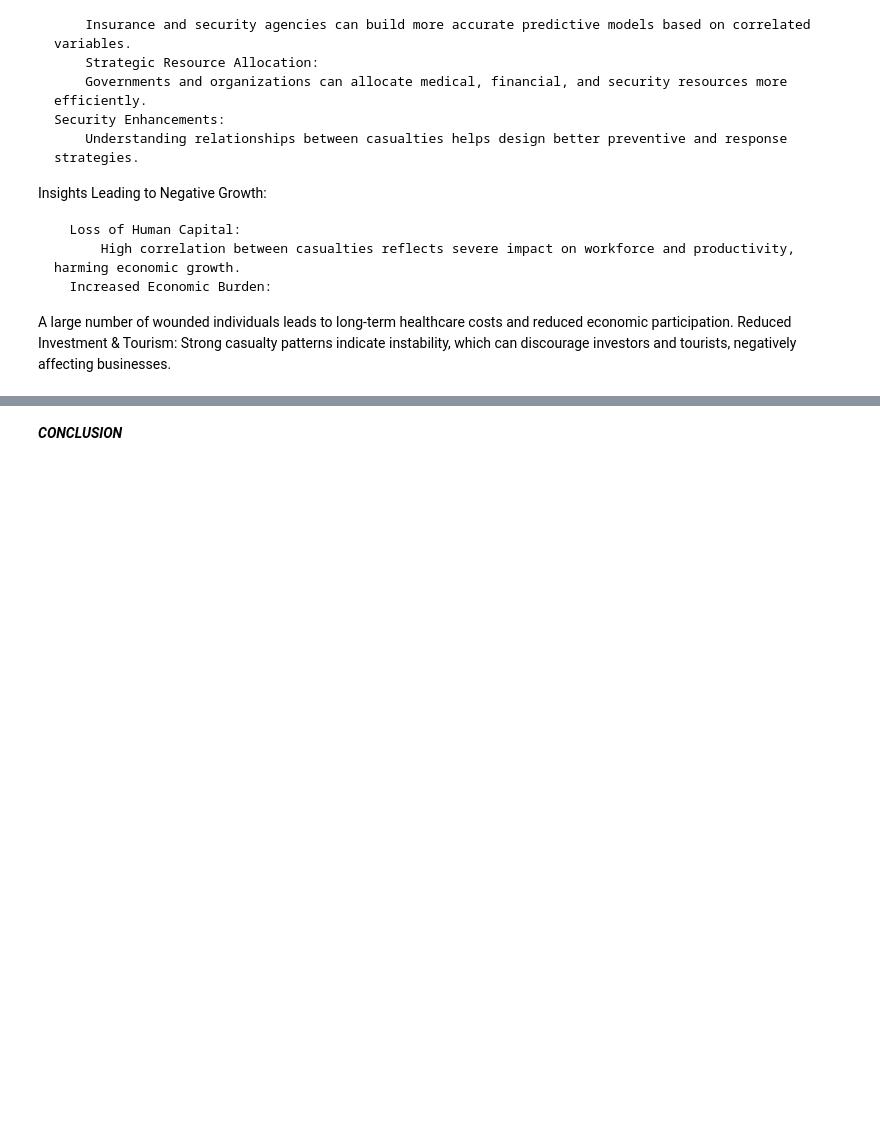
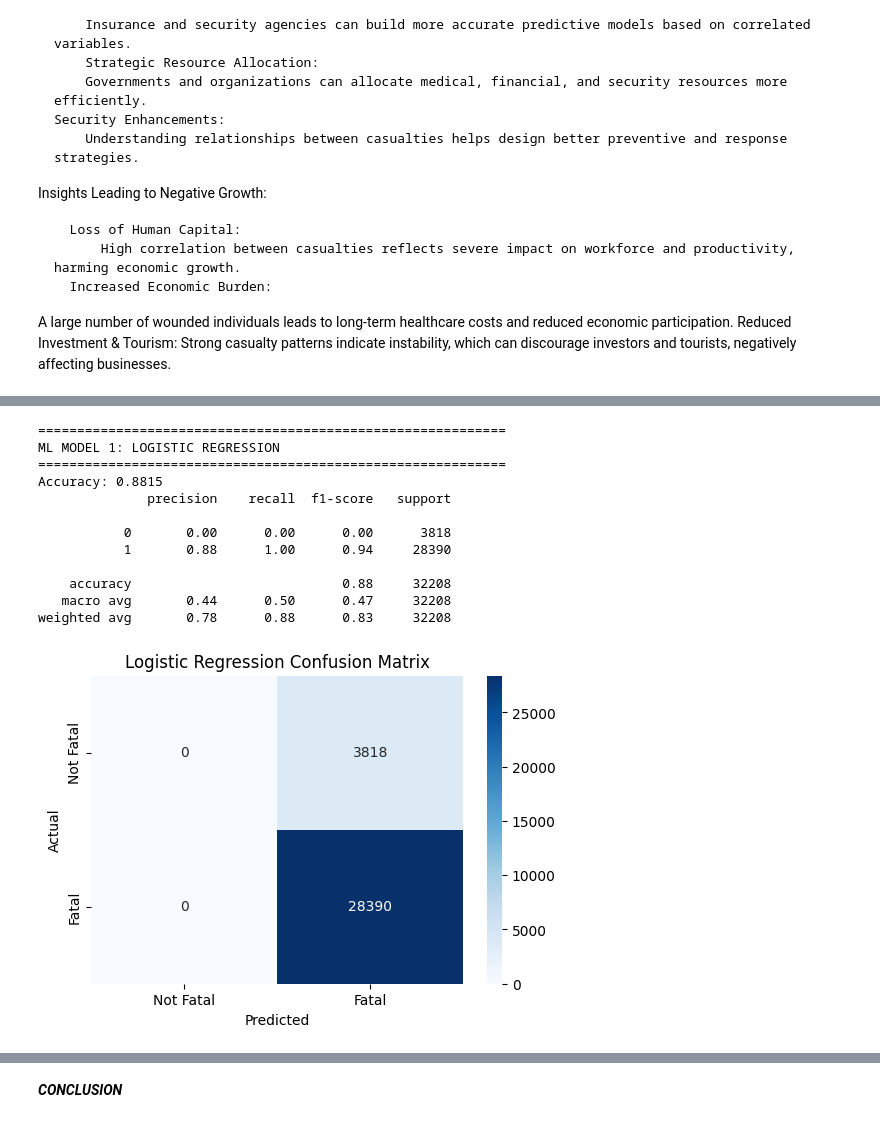
Before and after one commit to dooniteaadi/DATA_SCIENCE_ASSIGNMENT_3, a Jupyter notebook: data_science_assignent3.ipynb, the cells around one changed output, grey strips where cells are left out. Cells and saved outputs as stored; diff of their text form; code cells hidden in the pictures; blank space fills up the shorter version.

```diff
--- a/data_science_assignent3.ipynb
+++ b/data_science_assignent3.ipynb
@@ -1748,0 +1949,17 @@ Strong casualty patterns indicate instability, which can discourage investors an
+# %%
+ml_df = df[['attacktype1_txt', 'targtype1_txt', 'weaptype1_txt',
+            'region_txt', 'nkill', 'nwound', 'success']].copy()
+ml_df = ml_df.dropna()
+le = LabelEncoder()            # Encoding categorical columns
+
+for col in ['attacktype1_txt', 'targtype1_txt', 'weaptype1_txt', 'region_txt']:
+    ml_df[col] = le.fit_transform(ml_df[col])
+X = ml_df.drop('success', axis=1)
+y = ml_df['success']
+X_train, X_test, y_train, y_test = train_test_split(X, y, test_size=0.2, random_state=42)               # Train-Test Split
+# Scaling
+scaler = StandardScaler()
+X_train = scaler.fit_transform(X_train)
+X_test = scaler.transform(X_test)
+
+results = {}                 # Store results
@@ -1748,0 +1992,37 @@ Strong casualty patterns indicate instability, which can discourage investors an
+# %%
+print("=" * 60)
+print("ML MODEL 1: LOGISTIC REGRESSION")
+print("=" * 60)
+
+lr = LogisticRegression(max_iter=1000, random_state=42)
+lr.fit(X_train, y_train)
+y_pred_lr = lr.predict(X_test)
+
+acc_lr = accuracy_score(y_test, y_pred_lr)
+print(f"Accuracy: {acc_lr:.4f}")
+print(classification_report(y_test, y_pred_lr))
+
+plt.figure(figsize=(6,4))
+sns.heatmap(confusion_matrix(y_test, y_pred_lr), annot=True, fmt='d',
+            cmap='Blues',
+            xticklabels=['Not Fatal','Fatal'],
+            yticklabels=['Not Fatal','Fatal'])
+plt.title("Logistic Regression Confusion Matrix")
+plt.xlabel("Predicted")
+plt.ylabel("Actual")
+plt.show()
+results['Logistic Regression'] = acc_lr
+# %% [output]
+============================================================
+ML MODEL 1: LOGISTIC REGRESSION
+============================================================
+Accuracy: 0.8815
+              precision    recall  f1-score   support
+
+           0       0.00      0.00      0.00      3818
+           1       0.88      1.00      0.94     28390
+
+    accuracy                           0.88     32208
+   macro avg       0.44      0.50      0.47     32208
+weighted avg       0.78      0.88      0.83     32208
+[figure, added]
```
Also changed, not shown: parts of 40 cells of this notebook.
